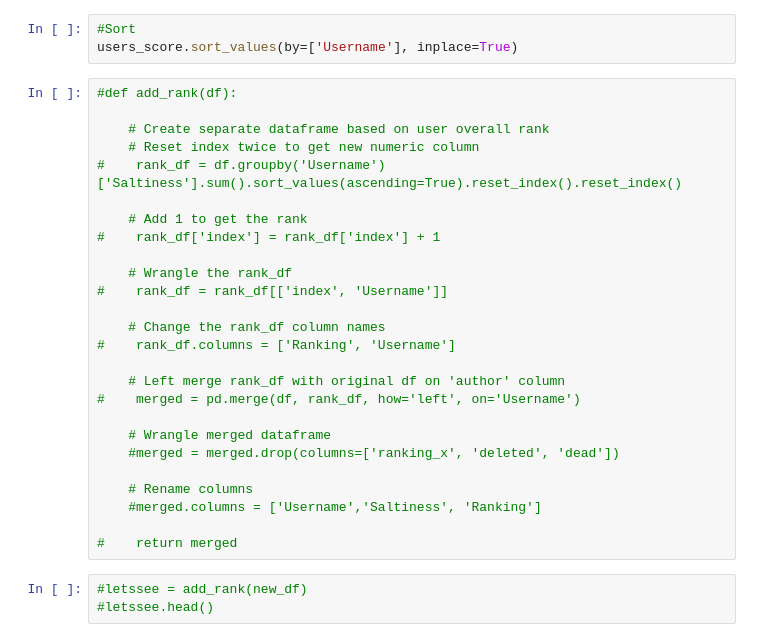
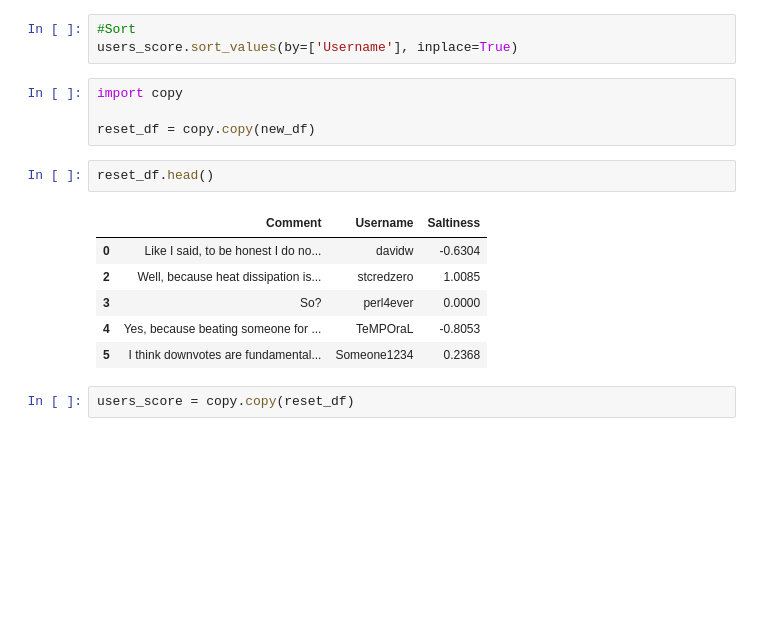
Before and after one commit to Build-Week-SaltiestHackerNewsTrolls2/ds, a Jupyter notebook: model/User_Total_Salt_Scores.ipynb, the cells around one changed output. Cells and saved outputs as stored; diff of their text form; blank space fills up the shorter version.

```diff
--- a/model/User_Total_Salt_Scores.ipynb
+++ b/model/User_Total_Salt_Scores.ipynb
@@ -372,35 +372,21 @@ users_score = new_df[order]
 # %%
 #Sort
 users_score.sort_values(by=['Username'], inplace=True)
-# %%
-#def add_rank(df):
-
-    # Create separate dataframe based on user overall rank
-    # Reset index twice to get new numeric column
-#    rank_df = df.groupby('Username')['Saltiness'].sum().sort_values(ascending=True).reset_index().reset_index()
-
-    # Add 1 to get the rank
-#    rank_df['index'] = rank_df['index'] + 1
-
-    # Wrangle the rank_df
-#    rank_df = rank_df[['index', 'Username']]
-
-    # Change the rank_df column names
-#    rank_df.columns = ['Ranking', 'Username']
-
-    # Left merge rank_df with original df on 'author' column
-#    merged = pd.merge(df, rank_df, how='left', on='Username')
-
-    # Wrangle merged dataframe
-    #merged = merged.drop(columns=['ranking_x', 'deleted', 'dead'])
-
-    # Rename columns
-    #merged.columns = ['Username','Saltiness', 'Ranking']
-
-#    return merged
-# %%
-#letssee = add_rank(new_df)
-#letssee.head()
+# %%
+import copy
+
+reset_df = copy.copy(new_df)
+# %%
+reset_df.head()
+# %% [output]
+|  | Comment | Username | Saltiness |
+| 0 | Like I said, to be honest I do no... | davidw | -0.6304 |
+| 2 | Well, because heat dissipation is... | stcredzero | 1.0085 |
+| 3 | So? | perl4ever | 0.0000 |
+| 4 | Yes, because beating someone for ... | TeMPOraL | -0.8053 |
+| 5 | I think downvotes are fundamental... | Someone1234 | 0.2368 |
+# %%
+users_score = copy.copy(reset_df)
 # %%
 #Drop comment column, and groupby username
 users_score.drop(columns=['Comment'], inplace=True)
```
Also changed, not shown: parts of 33 cells of this notebook.
